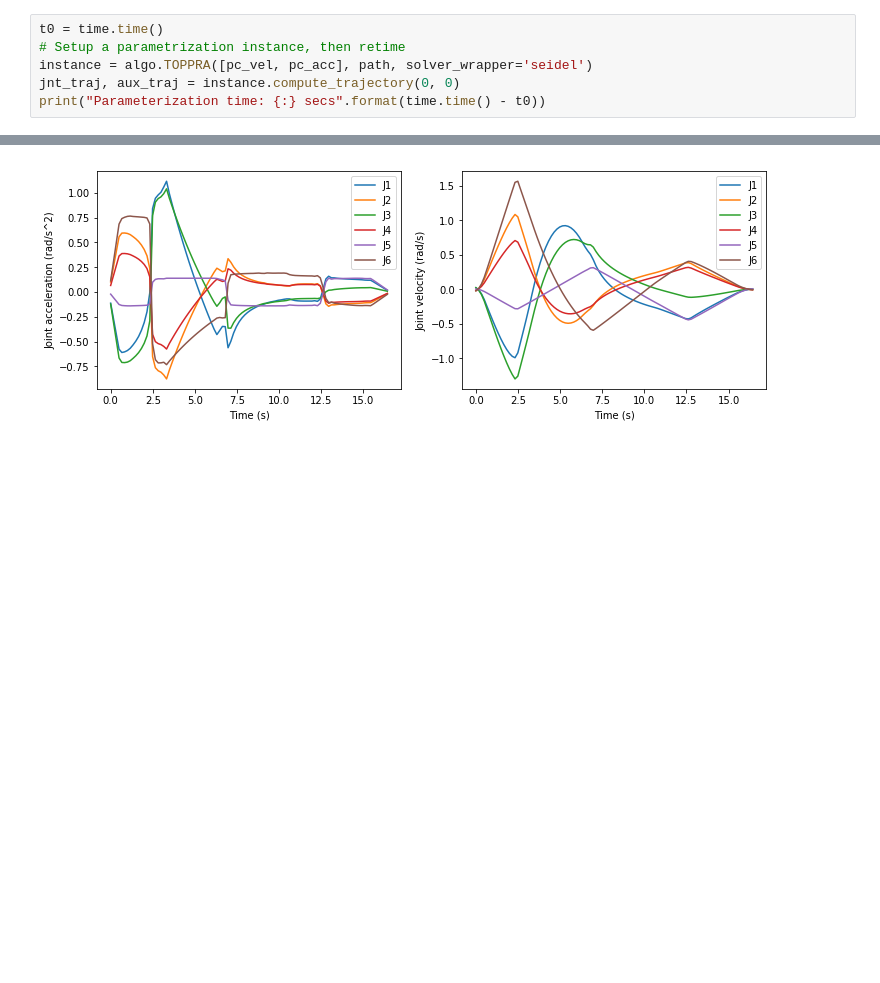
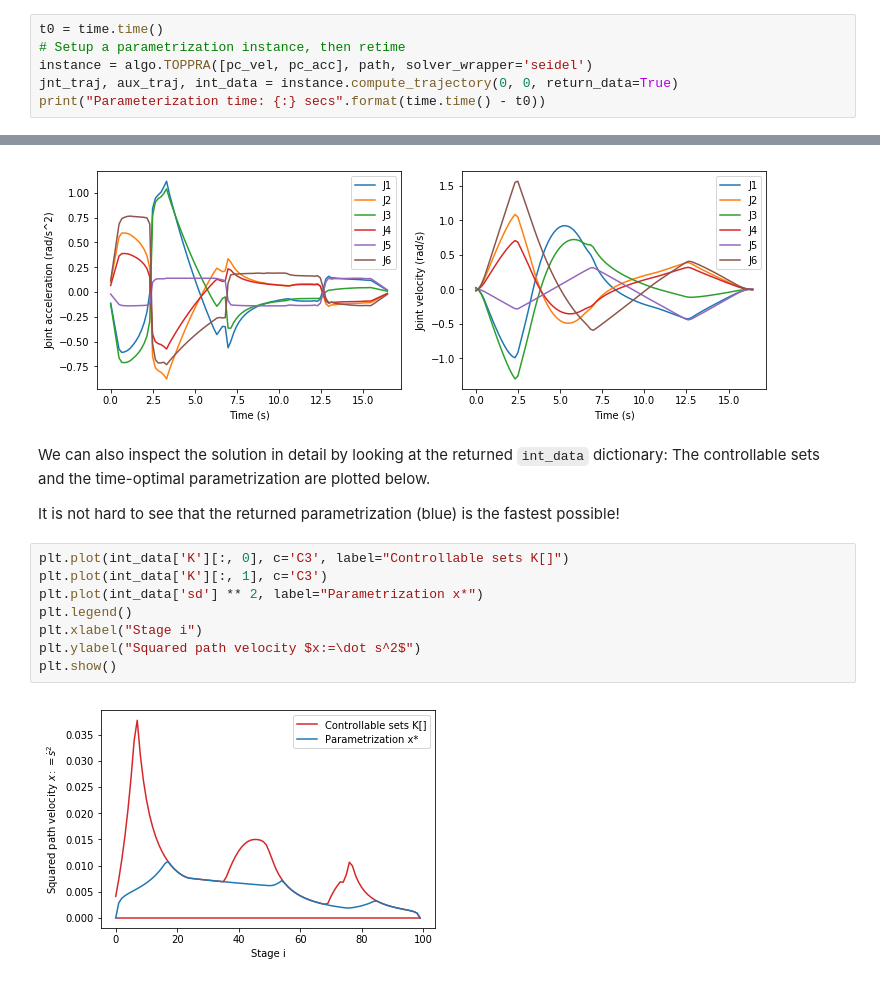
Before and after one commit to hungpham2511/toppra, a Jupyter notebook: docs/source/tutorials/tut1_basic_example.ipynb, the cells around one changed output, grey strips where cells are left out. Drawn from its saved outputs; the diff is of its cells as text; blank space fills up the shorter version.

```diff
--- a/docs/source/tutorials/tut1_basic_example.ipynb
+++ b/docs/source/tutorials/tut1_basic_example.ipynb
@@ -66,6 +68,6 @@ We now solve for the time-optimal path parametrization:
 t0 = time.time()
 # Setup a parametrization instance, then retime
 instance = algo.TOPPRA([pc_vel, pc_acc], path, solver_wrapper='seidel')
-jnt_traj, aux_traj = instance.compute_trajectory(0, 0)
+jnt_traj, aux_traj, int_data = instance.compute_trajectory(0, 0, return_data=True)
 print("Parameterization time: {:} secs".format(time.time() - t0))
 # %% [output]
@@ -109,3 +112,17 @@ axs[1].set_ylabel("Joint velocity (rad/s)")
 plt.show()
 # %% [output]
 [figure]
+# %% [markdown]
+We can also inspect the solution in detail by looking at the returned `int_data` dictionary: The controllable sets and the time-optimal parametrization are plotted below.
+
+It is not hard to see that the returned parametrization (blue) is the fastest possible!
+# %%
+plt.plot(int_data['K'][:, 0], c='C3', label="Controllable sets K[]")
+plt.plot(int_data['K'][:, 1], c='C3')
+plt.plot(int_data['sd'] ** 2, label="Parametrization x*")
+plt.legend()
+plt.xlabel("Stage i")
+plt.ylabel("Squared path velocity $x:=\dot s^2$")
+plt.show()
+# %% [output]
+[figure, added]
```
Also changed, not shown: parts of 4 cells of this notebook, 3 other files.
